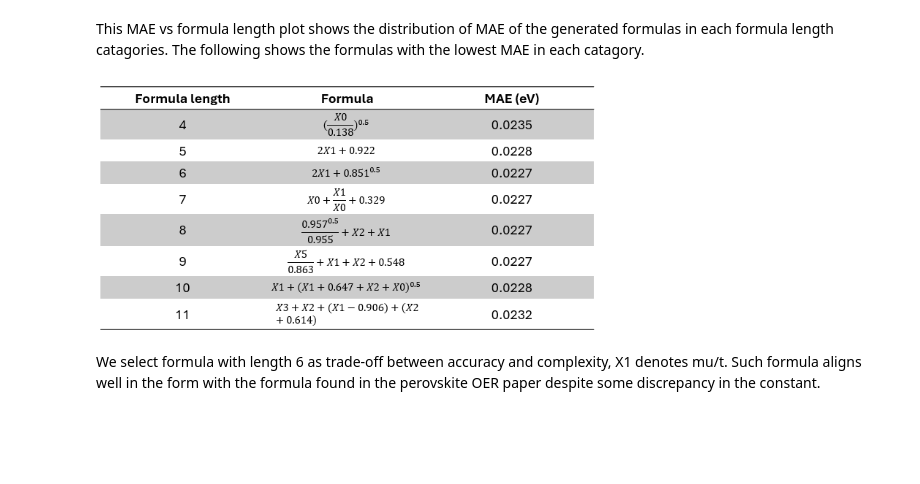
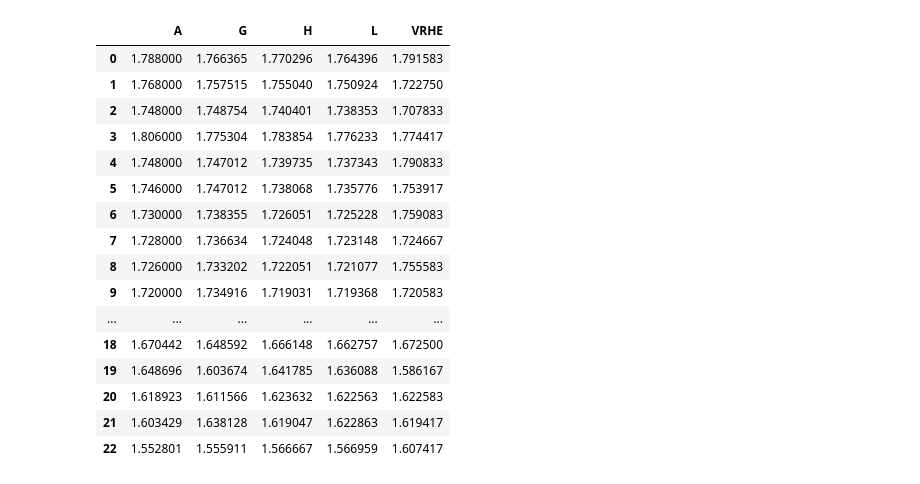
Before and after one commit to kevin-ymx/neural-net_perovskiteOER, a Jupyter notebook: 3_gplearn.ipynb, the cells around one changed output. Saved outputs shown, nothing was run; the diff lists cells and outputs as text; code cells hidden in the pictures; blank space fills up the shorter version.

```diff
--- a/3_gplearn.ipynb
+++ b/3_gplearn.ipynb
@@ -37,0 +29,10 @@ X_train, y_train
+# %%
+X = df[['t', 'mu', 'RA', 'mu/t', 'RA*t', 'mu/RA']].values
+y = df['VRHE'].values
+
+X_train = X[:18, :]
+y_train = y[:18]
+X_val = X[18:, :]
+y_val = y[18:]
+
+X_train, y_train
@@ -103,8 +145,26 @@ Image(filename='MAE_vs_length.png', width=500)
-# %% [markdown]
-This MAE vs formula length plot shows the distribution of MAE of the generated formulas in each formula length catagories. The following shows the formulas with the lowest MAE in each catagory.
-# %%
-Image(filename='formulas.png', width=500)
-# %% [output]
-[figure, removed]
-# %% [markdown]
-We select formula with length 6 as trade-off between accuracy and complexity, X1 denotes mu/t. Such formula aligns well in the form with the formula found in the perovskite OER paper despite some discrepancy in the constant.
+# %%
+A = 2 * X[:, 3] + 0.922
+G = 1.754 / X[:, 0]
+H = np.sqrt(X[:, 5]) + 0.775 + X[:, 3]
+L = np.sqrt(0.398 + X[:, 3]) + np.sqrt(X[:, 5] / np.sqrt(0.189))
+
+df_AGHL = pd.DataFrame({'A': A, 'G': G, 'H': H, 'L': L, 'VRHE': y})
+df_AGHL
+# %% [output]
+|  | A | G | H | L | VRHE |
+| 0 | 1.788000 | 1.766365 | 1.770296 | 1.764396 | 1.791583 |
+| 1 | 1.768000 | 1.757515 | 1.755040 | 1.750924 | 1.722750 |
+| 2 | 1.748000 | 1.748754 | 1.740401 | 1.738353 | 1.707833 |
+| 3 | 1.806000 | 1.775304 | 1.783854 | 1.776233 | 1.774417 |
+| 4 | 1.748000 | 1.747012 | 1.739735 | 1.737343 | 1.790833 |
+| 5 | 1.746000 | 1.747012 | 1.738068 | 1.735776 | 1.753917 |
+| 6 | 1.730000 | 1.738355 | 1.726051 | 1.725228 | 1.759083 |
+| 7 | 1.728000 | 1.736634 | 1.724048 | 1.723148 | 1.724667 |
+| 8 | 1.726000 | 1.733202 | 1.722051 | 1.721077 | 1.755583 |
+| 9 | 1.720000 | 1.734916 | 1.719031 | 1.719368 | 1.720583 |
+| ... | ... | ... | ... | ... | ... |
+| 18 | 1.670442 | 1.648592 | 1.666148 | 1.662757 | 1.672500 |
+| 19 | 1.648696 | 1.603674 | 1.641785 | 1.636088 | 1.586167 |
+| 20 | 1.618923 | 1.611566 | 1.623632 | 1.622563 | 1.622583 |
+| 21 | 1.603429 | 1.638128 | 1.619047 | 1.622863 | 1.619417 |
+| 22 | 1.552801 | 1.555911 | 1.566667 | 1.566959 | 1.607417 |
```
Also changed, not shown: parts of 8 cells of this notebook, 2 other files.
